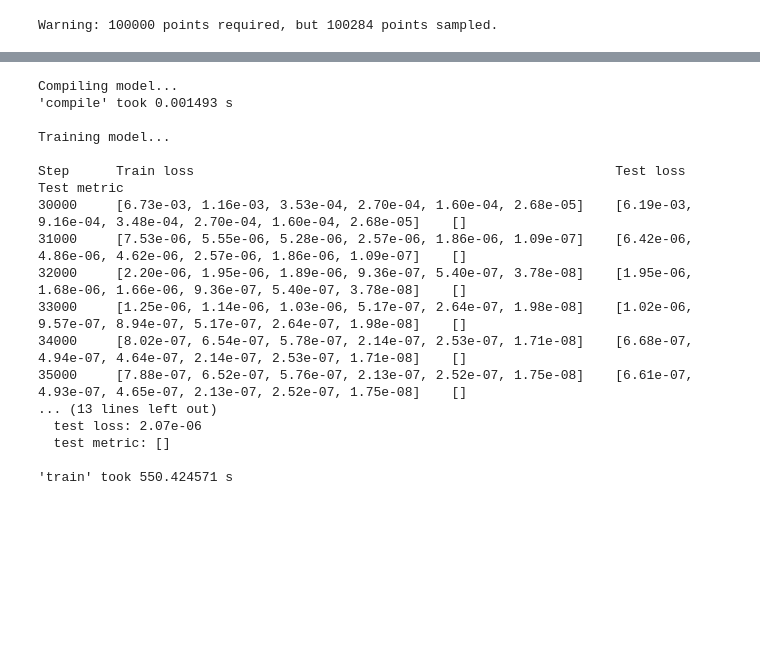
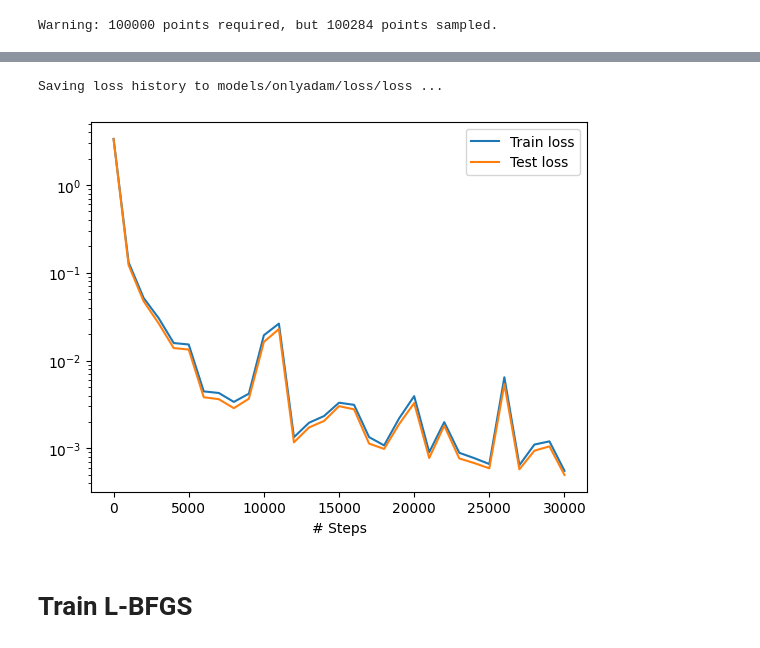
Before and after one commit to sedykh-ag/kovasznay, a Jupyter notebook: one_Re.ipynb, the cells around one changed output, grey strips where cells are left out. Drawn from its saved outputs; the diff is of its cells as text; code cells hidden in the pictures; blank space fills up the shorter version.

```diff
--- a/one_Re.ipynb
+++ b/one_Re.ipynb
@@ -68,5 +79,5 @@ def pde(x, u):
 # %%
-sudo apt-get install libgl1-mesa-dridef boundary_outflow(x, on_boundary):
+def boundary_outflow(x, on_boundary):
     return on_boundary and np.isclose(x[0], 1)
 # %%
 spatial_domain = dde.geometry.Rectangle(xmin=[-0.5, -0.5], xmax=[1, 1.5])
@@ -96,6 +111,2 @@ net = dde.nn.FNN([2] + 4 * [50] + [3], "tanh", "Glorot normal")
 # %%
 model = dde.Model(data, net)
-# %%
-# restore
-model.compile("adam", lr=1e-3)
-model.restore(save_path="model/model.ckpt-19000.pt", verbose=1)
@@ -107,9 +119,16 @@ Restoring model from model/model.ckpt-19000.pt ...
+# %%
+ckpt_path = Path("models/onlyadam/ckpt")
+ckpt_path.mkdir(parents=True, exist_ok=True)
+
+loss_path = Path("models/onlyadam/loss")
+loss_path.mkdir(parents=True, exist_ok=True)
 # %%
 # train with adam
 model.compile("adam", lr=1e-3)
-checkpointer = dde.callbacks.ModelCheckpoint("model/model.ckpt",
+checkpointer = dde.callbacks.ModelCheckpoint(ckpt_path / "ckpt",
                                              verbose=1,
                                              save_better_only=True)
+
 losshistory, train_state = model.train(iterations=30000, callbacks=[checkpointer])
 # %% [output]
 Compiling model...
@@ -132,21 +151,11 @@ Epoch 1000: train loss improved from 5.38e+00 to 6.27e-01, saving model to model
+# %%
+dde.utils.external.save_loss_history(loss_history=losshistory, fname=loss_path / "loss")
+dde.utils.external.plot_loss_history(loss_history=losshistory)
+# %% [output]
+Saving loss history to models/onlyadam/loss/loss ...
+[figure, added]
+# %% [markdown]
+# Train L-BFGS
 # %%
 model.compile("L-BFGS")
 losshistory, train_state = model.train()
-# %% [output]
-Compiling model...
-'compile' took 0.001493 s
-
-Training model...
-
-Step      Train loss                                                      Test loss                                                       Test metric
-30000     [6.73e-03, 1.16e-03, 3.53e-04, 2.70e-04, 1.60e-04, 2.68e-05]    [6.19e-03, 9.16e-04, 3.48e-04, 2.70e-04, 1.60e-04, 2.68e-05]    []
-31000     [7.53e-06, 5.55e-06, 5.28e-06, 2.57e-06, 1.86e-06, 1.09e-07]    [6.42e-06, 4.86e-06, 4.62e-06, 2.57e-06, 1.86e-06, 1.09e-07]    []
-32000     [2.20e-06, 1.95e-06, 1.89e-06, 9.36e-07, 5.40e-07, 3.78e-08]    [1.95e-06, 1.68e-06, 1.66e-06, 9.36e-07, 5.40e-07, 3.78e-08]    []
-33000     [1.25e-06, 1.14e-06, 1.03e-06, 5.17e-07, 2.64e-07, 1.98e-08]    [1.02e-06, 9.57e-07, 8.94e-07, 5.17e-07, 2.64e-07, 1.98e-08]    []
-34000     [8.02e-07, 6.54e-07, 5.78e-07, 2.14e-07, 2.53e-07, 1.71e-08]    [6.68e-07, 4.94e-07, 4.64e-07, 2.14e-07, 2.53e-07, 1.71e-08]    []
-35000     [7.88e-07, 6.52e-07, 5.76e-07, 2.13e-07, 2.52e-07, 1.75e-08]    [6.61e-07, 4.93e-07, 4.65e-07, 2.13e-07, 2.52e-07, 1.75e-08]    []
-... (13 lines left out)
-  test loss: 2.07e-06
-  test metric: []
-
-'train' took 550.424571 s
```
Also changed, not shown: parts of 13 cells of this notebook, 52 other files.
